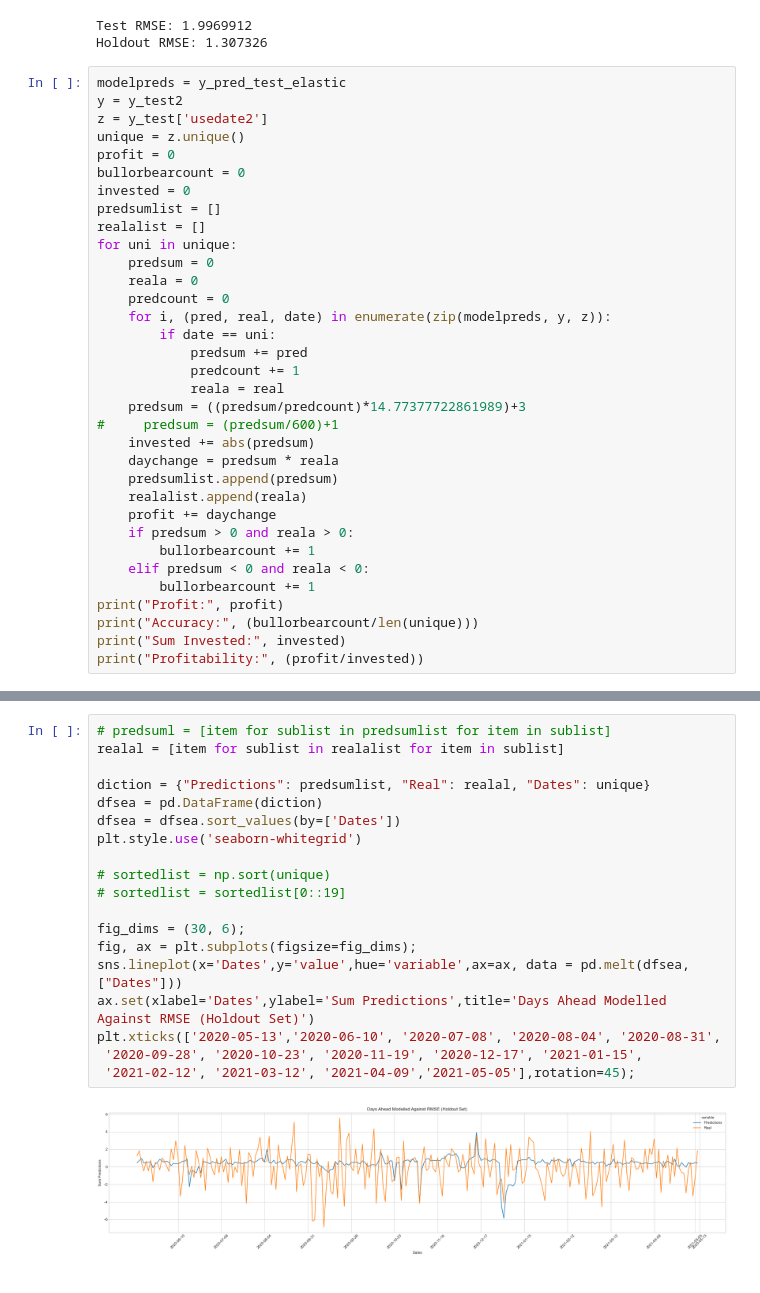
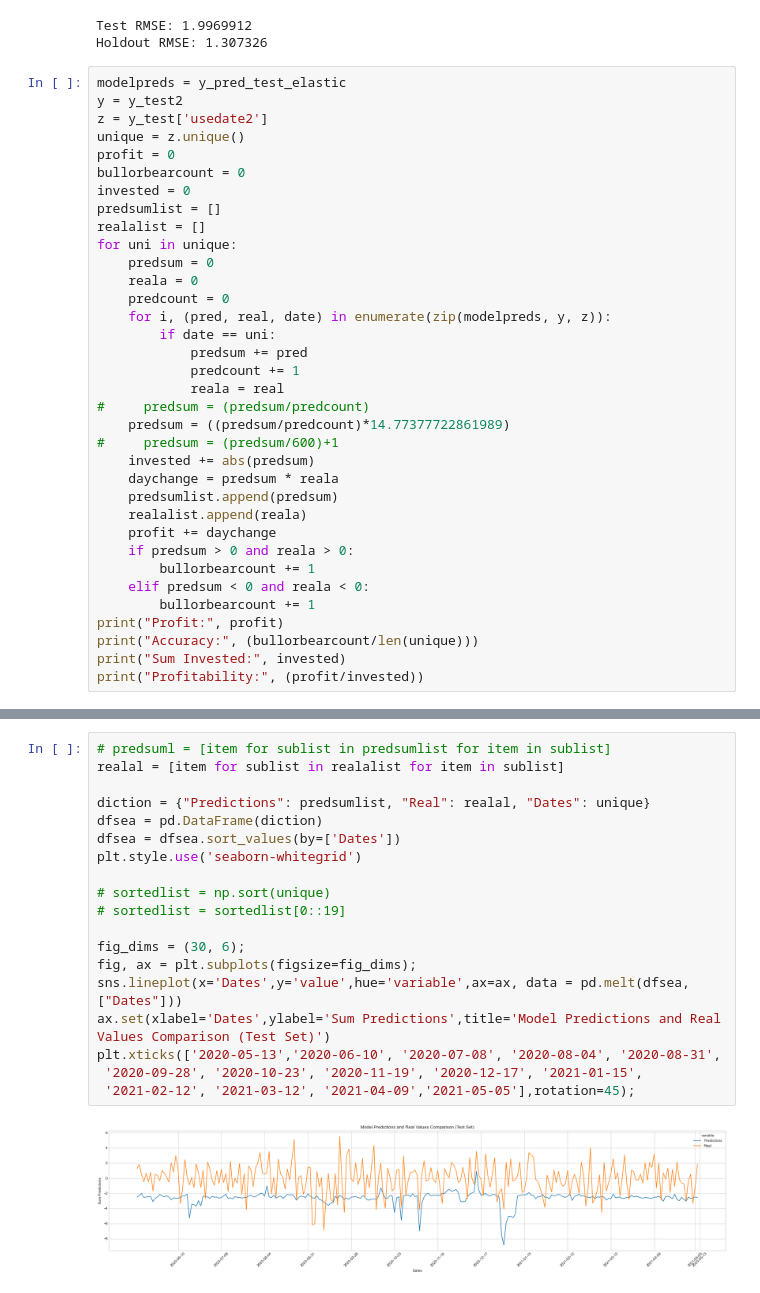
Before and after one commit to nathanindrakumar/Final_Project, a Jupyter notebook: AltRegSol.ipynb, the cells around one changed output, grey strips where cells are left out. Saved outputs shown, nothing was run; the diff lists cells and outputs as text.

```diff
--- a/AltRegSol.ipynb
+++ b/AltRegSol.ipynb
@@ -1326,7 +1326,8 @@ for uni in unique:
             predsum += pred
             predcount += 1
             reala = real
-    predsum = ((predsum/predcount)*14.77377722861989)+3
+#     predsum = (predsum/predcount)
+    predsum = ((predsum/predcount)*14.77377722861989)
 #     predsum = (predsum/600)+1
     invested += abs(predsum)
     daychange = predsum * reala
@@ -1349,21 +1350,21 @@ Profitability: [0.57264936]
 # %%
 # predsuml = [item for sublist in predsumlist for item in sublist]
 realal = [item for sublist in realalist for item in sublist]
 
 diction = {"Predictions": predsumlist, "Real": realal, "Dates": unique}
 dfsea = pd.DataFrame(diction)
 dfsea = dfsea.sort_values(by=['Dates'])
 plt.style.use('seaborn-whitegrid')
 
 # sortedlist = np.sort(unique)
 # sortedlist = sortedlist[0::19]
 
 fig_dims = (30, 6);
 fig, ax = plt.subplots(figsize=fig_dims);
 sns.lineplot(x='Dates',y='value',hue='variable',ax=ax, data = pd.melt(dfsea,["Dates"]))
-ax.set(xlabel='Dates',ylabel='Sum Predictions',title='Days Ahead Modelled Against RMSE (Holdout Set)')
+ax.set(xlabel='Dates',ylabel='Sum Predictions',title='Model Predictions and Real Values Comparison (Test Set)')
 plt.xticks(['2020-05-13','2020-06-10', '2020-07-08', '2020-08-04', '2020-08-31',
  '2020-09-28', '2020-10-23', '2020-11-19', '2020-12-17', '2021-01-15',
  '2021-02-12', '2021-03-12', '2021-04-09','2021-05-05'],rotation=45);
 # %% [output]
-[figure, old version]
+[figure, new version]
```
Also changed, not shown: parts of 5 cells of this notebook, 15 other files.
